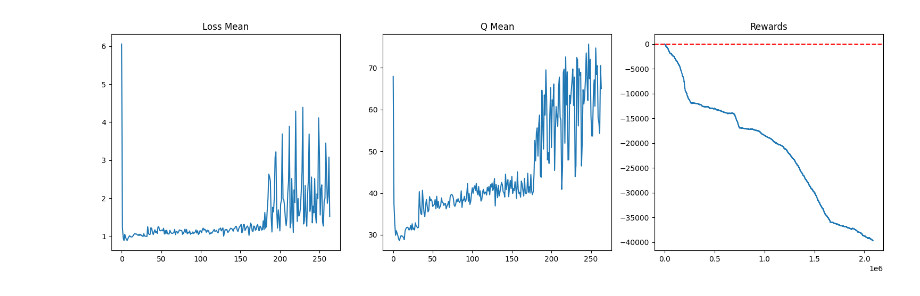
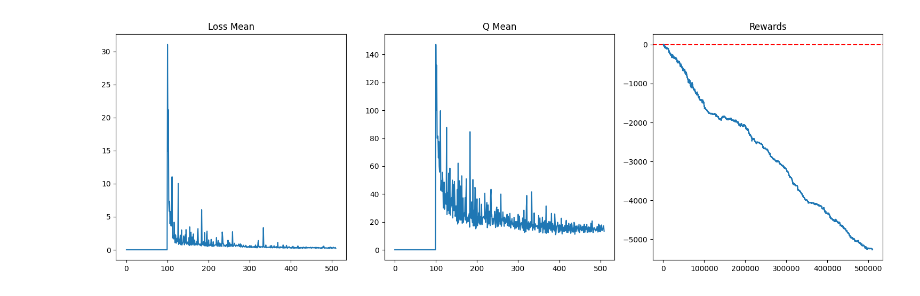
Before and after one commit to dercodeKoenig/hft_dqn, a Jupyter notebook: vis.ipynb, the cells around one changed output. Saved outputs shown, nothing was run; the diff lists cells and outputs as text; code cells hidden in the pictures.

```diff
--- a/vis.ipynb
+++ b/vis.ipynb
@@ -2,34 +2,34 @@
 from save_and_load import *
 import matplotlib.pyplot as plt
 
-path = "./model1/"
+path = "./"
 
 
 loss_mean = obj_load(path+"loss")
 q_mean = obj_load(path+"q")
 rewards = obj_load(path+"rewards")
 
 import IPython
 IPython.display.clear_output()
 
 fig, axs = plt.subplots(1, 3, figsize=(15, 5))
 #fig, axs = plt.subplots(1, 2, figsize=(15, 5))
 
 axs[0].plot(loss_mean[0:])
 axs[0].set_title('Loss Mean')
 
 axs[1].plot(q_mean[0:])
 axs[1].set_title('Q Mean')
 
 rewards_sum = [0]
 for r in rewards:
     rewards_sum.append(rewards_sum[-1]+r)
 #axs[2].plot(rewards)
 axs[2].plot(rewards_sum)
 axs[2].axhline(0, color='r', linestyle='--')
 axs[2].set_title('Rewards')
 
 plt.tight_layout()
 plt.show()
 # %% [output]
-[figure, old version]
+[figure, new version]
```
Also changed, not shown: 2 other files.
